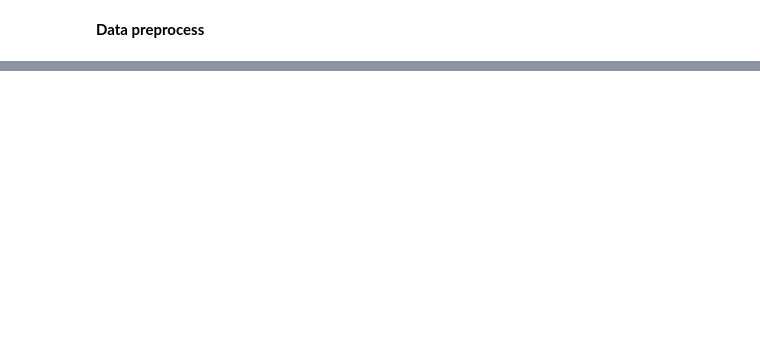
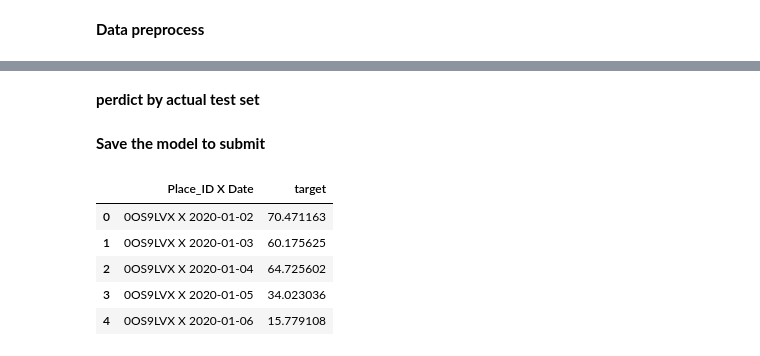
Before and after one commit to Abena-3565/Urban_Air_Pollution, a Jupyter notebook: urban_air_pullate.ipynb, the cells around one changed output, grey strips where cells are left out. Cells and saved outputs as stored; diff of their text form; code cells hidden in the pictures; blank space fills up the shorter version.

```diff
--- a/urban_air_pullate.ipynb
+++ b/urban_air_pullate.ipynb
@@ -185,0 +469,2 @@ X['target_max'] = y.max()
+# %% [markdown]
+**perdict by actual test set**
@@ -185,0 +473,2 @@ X['target_max'] = y.max()
+# %% [markdown]
+**Save the model to submit**
@@ -185,0 +481,11 @@ X['target_max'] = y.max()
+# %%
+subm =  pd.read_csv("submission_v1.csv")
+# %%
+subm.head()
+# %% [output]
+|  | Place_ID X Date | target |
+| 0 | 0OS9LVX X 2020-01-02 | 70.471163 |
+| 1 | 0OS9LVX X 2020-01-03 | 60.175625 |
+| 2 | 0OS9LVX X 2020-01-04 | 64.725602 |
+| 3 | 0OS9LVX X 2020-01-05 | 34.023036 |
+| 4 | 0OS9LVX X 2020-01-06 | 15.779108 |
```
Also changed, not shown: parts of 51 cells of this notebook, 6 other files.
